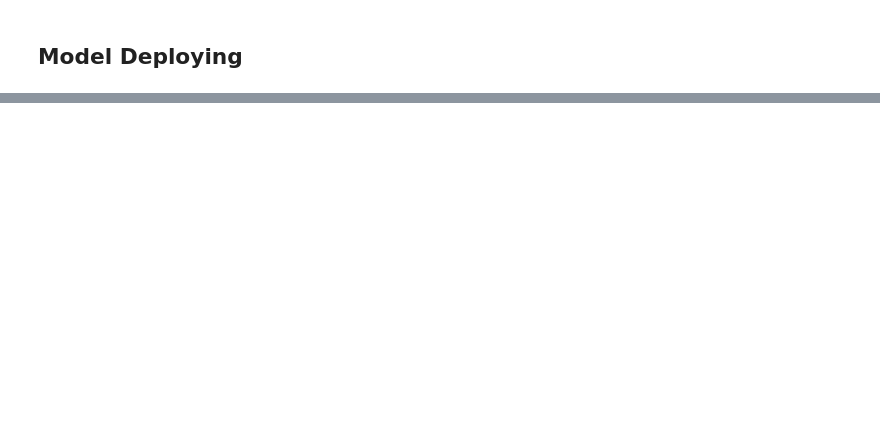
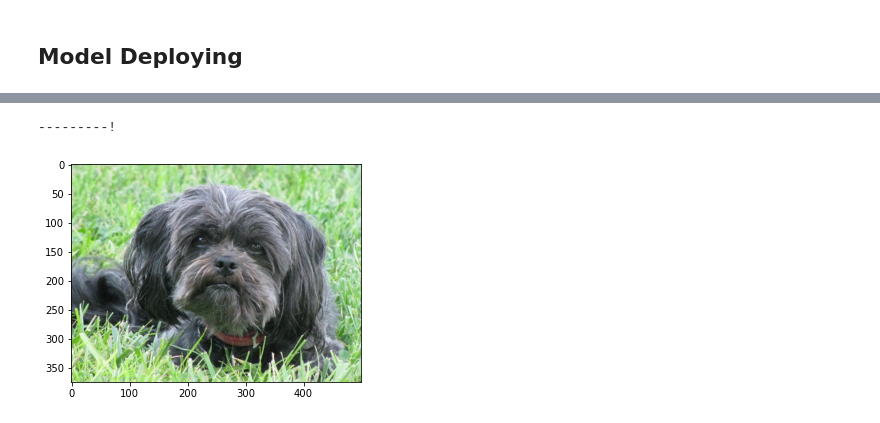
Before and after one commit to Moodrammer/Image-Classification-Sagemaker, a Jupyter notebook: train_and_deploy.ipynb, the cells around one changed output, grey strips where cells are left out. Saved outputs shown, nothing was run; the diff lists cells and outputs as text; code cells hidden in the pictures; blank space fills up the shorter version.

```diff
--- a/train_and_deploy.ipynb
+++ b/train_and_deploy.ipynb
@@ -277,4 +465,7 @@ estimator = # TODO: Your estimator here
 # %%
 # TODO: Deploy your model to an endpoint
-
-predictor=estimator.deploy() # TODO: Add your deployment configuration like instance type and number of instances
+predictor=estimator.deploy(
+    initial_instance_count=1, instance_type="ml.t2.medium"
+) # TODO: Add your deployment configuration like instance type and number of instances
+# %% [output]
+---------!
@@ -281 +480,9 @@ predictor=estimator.deploy() # TODO: Add your deployment configuration like inst
+# %%
+# TODO: Run an prediction on the endpoint
+# loading the image
+image = plt.imread("test/001.Affenpinscher/Affenpinscher_00058.jpg")
+plt.imshow(image)
+plt.show()
+# %% [output]
+[figure, added]
 # %%
```
Also changed, not shown: parts of 29 cells of this notebook, 5 other files.
